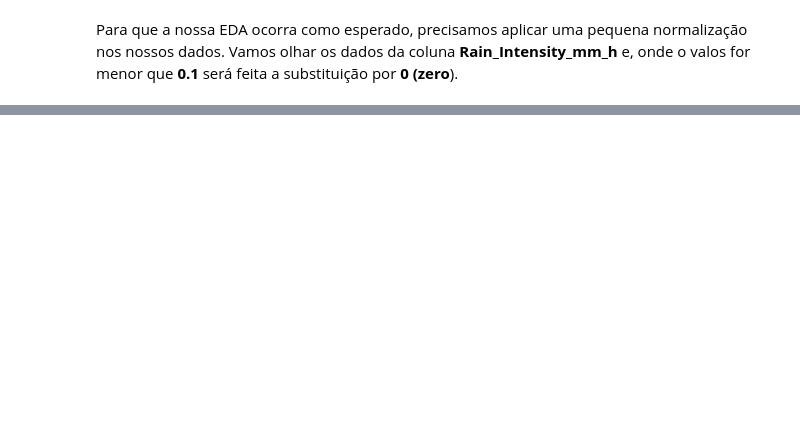
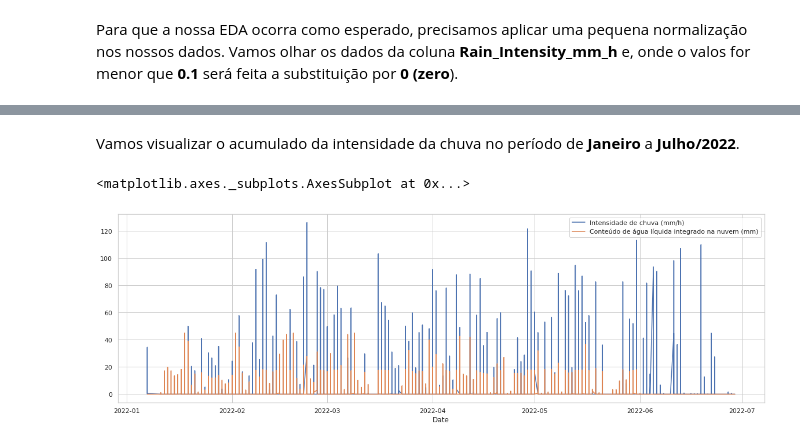
Before and after one commit to lourencocavalcante/Introduction-to-Data-Science, a Jupyter notebook: INPE_CAP394_2022_Atv01_parte2_Lourenco.ipynb, the cells around one changed output, grey strips where cells are left out. Cells and saved outputs as stored; diff of their text form; code cells hidden in the pictures; blank space fills up the shorter version.

```diff
--- a/INPE_CAP394_2022_Atv01_parte2_Lourenco.ipynb
+++ b/INPE_CAP394_2022_Atv01_parte2_Lourenco.ipynb
@@ -267,0 +454,13 @@ sns.heatmap(corr[(corr >= 0.30) | (corr <= -0.30)],cmap='viridis', vmax=1.0, vmi
+# %% [markdown]
+Vamos visualizar o acumulado da intensidade da chuva no período de **Janeiro** a **Julho/2022**.
+# %%
+#Plotando o acumulado da intensidade da chuva por horário do dia
+df_filter_MP3000A_RD80 = df_MP3000A_RD80_final.query("(Datetime >= '2022-01-01')")
+
+ax = plt.gca()
+plt.rcParams["figure.figsize"] = [15,6]
+df_filter_MP3000A_RD80.plot(kind="line",x="Date",y="Rain_Intensity_mm_h",label='Intensidade de chuva (mm/h)', ax=ax)
+df_filter_MP3000A_RD80.plot(kind='line',x='Date',y="Int_Liquid_mm", label='Conteúdo de água líquida integrado na nuvem (mm)', ax=ax)
+# %% [output]
+<matplotlib.axes._subplots.AxesSubplot at 0x...>
+[figure, added]
```
Also changed, not shown: parts of 54 cells of this notebook.
